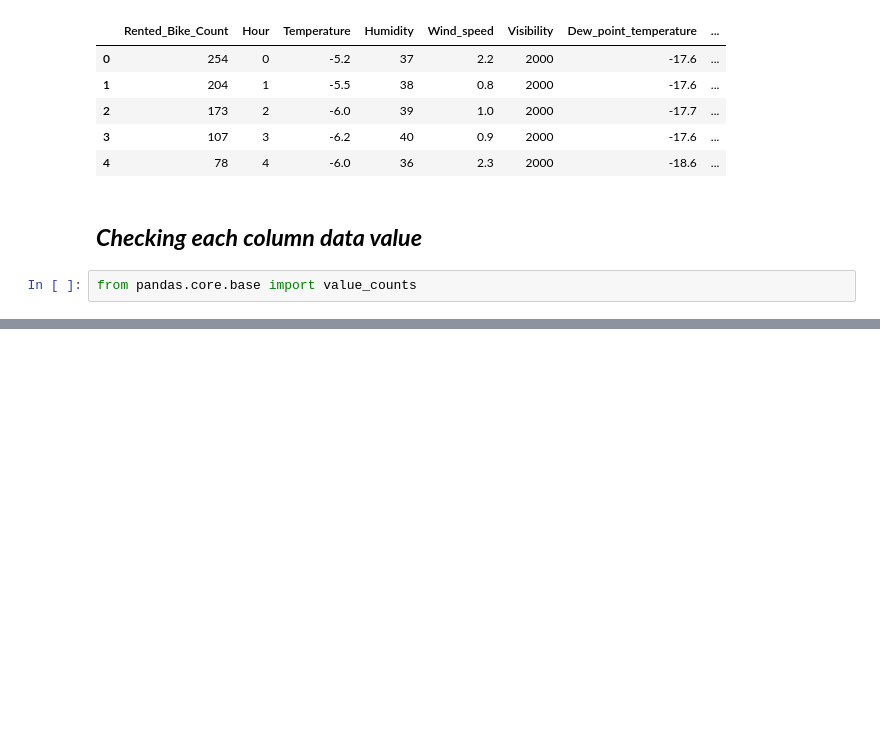
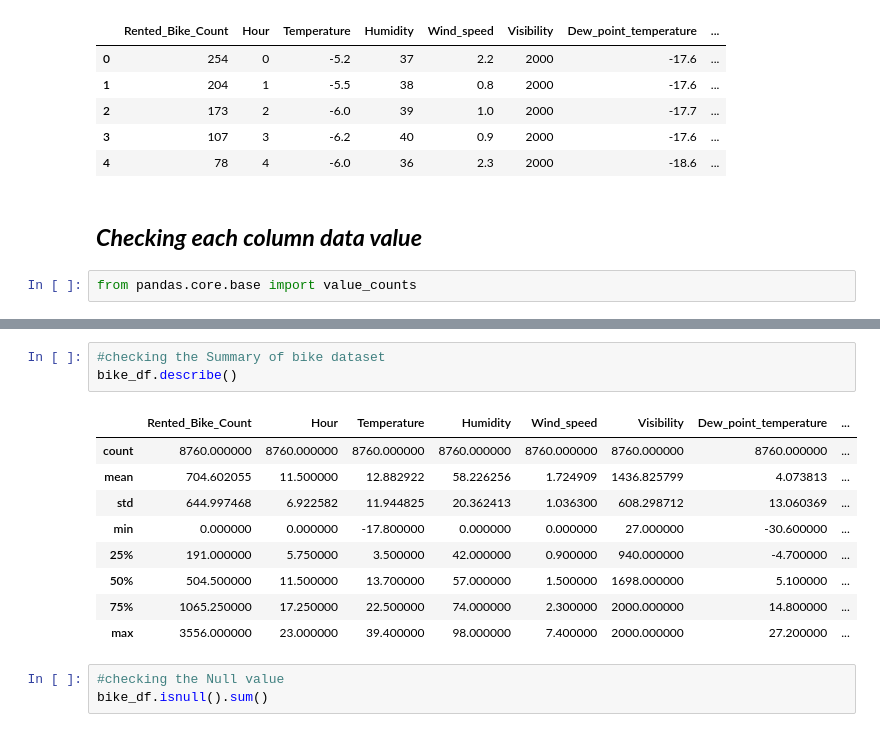
Before and after one commit to kuresh02/Bike-Sharing-Demand-Prediction---Capstone-Project, a Jupyter notebook: Capstone_Project__Sharing_Demand_Prediction.ipynb, the cells around one changed output, grey strips where cells are left out. Drawn from its saved outputs; the diff is of its cells as text; blank space fills up the shorter version.

```diff
--- a/Capstone_Project__Sharing_Demand_Prediction.ipynb
+++ b/Capstone_Project__Sharing_Demand_Prediction.ipynb
@@ -213,0 +260,16 @@ bike_df['Weekdays_or_weekend'].value_counts()
+# %%
+#checking the Summary of bike dataset
+bike_df.describe()
+# %% [output]
+|  | Rented_Bike_Count | Hour | Temperature | Humidity | Wind_speed | Visibility | Dew_point_temperature | ... |
+| count | 8760.000000 | 8760.000000 | 8760.000000 | 8760.000000 | 8760.000000 | 8760.000000 | 8760.000000 | ... |
+| mean | 704.602055 | 11.500000 | 12.882922 | 58.226256 | 1.724909 | 1436.825799 | 4.073813 | ... |
+| std | 644.997468 | 6.922582 | 11.944825 | 20.362413 | 1.036300 | 608.298712 | 13.060369 | ... |
+| min | 0.000000 | 0.000000 | -17.800000 | 0.000000 | 0.000000 | 27.000000 | -30.600000 | ... |
+| 25% | 191.000000 | 5.750000 | 3.500000 | 42.000000 | 0.900000 | 940.000000 | -4.700000 | ... |
+| 50% | 504.500000 | 11.500000 | 13.700000 | 57.000000 | 1.500000 | 1698.000000 | 5.100000 | ... |
+| 75% | 1065.250000 | 17.250000 | 22.500000 | 74.000000 | 2.300000 | 2000.000000 | 14.800000 | ... |
+| max | 3556.000000 | 23.000000 | 39.400000 | 98.000000 | 7.400000 | 2000.000000 | 27.200000 | ... |
+# %%
+#checking the Null value
+bike_df.isnull().sum()
```
Also changed, not shown: parts of 7 cells of this notebook.
